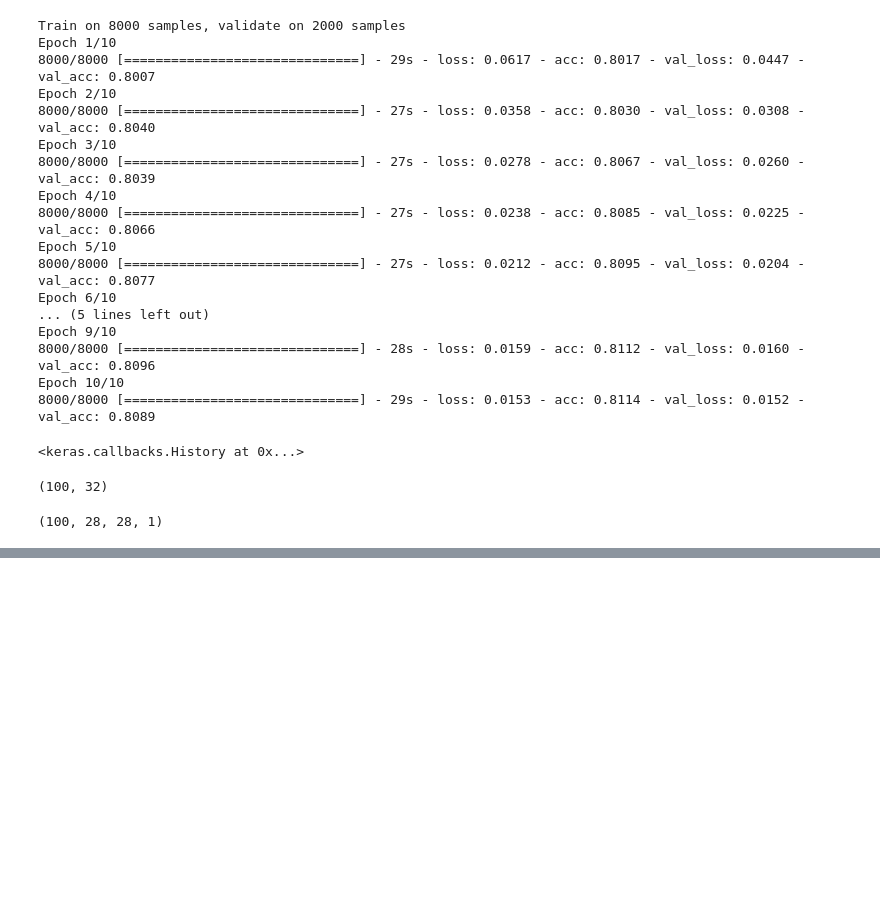
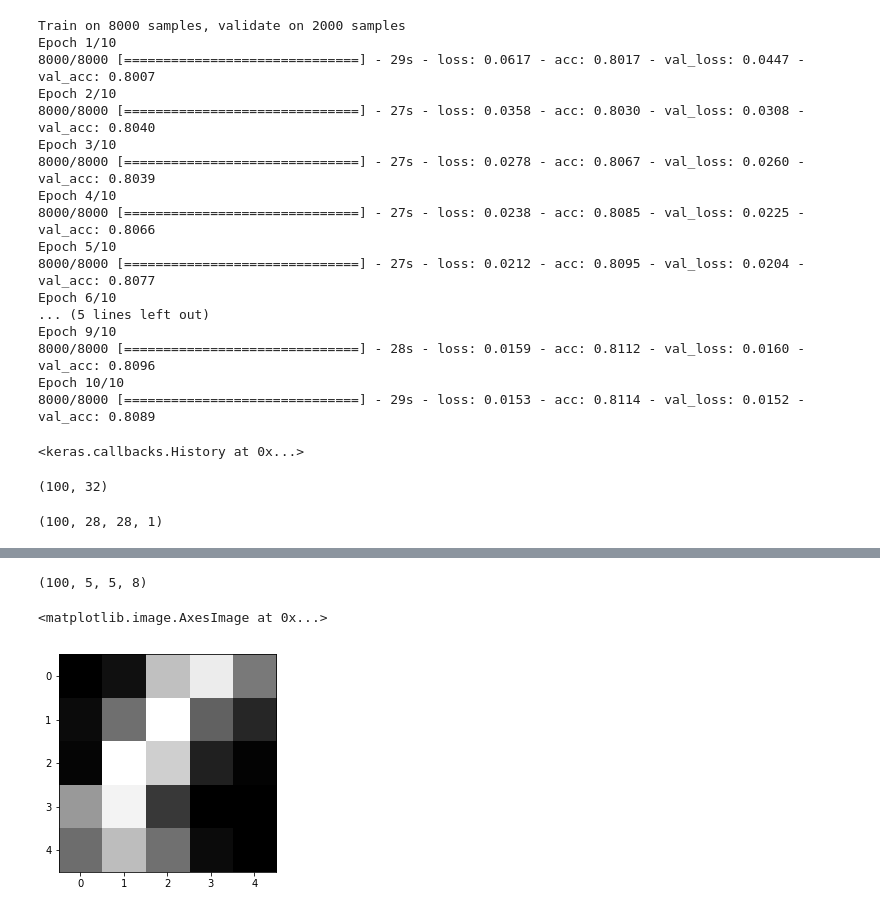
Before and after one commit to chariot1498/summer_projects_ml, a Jupyter notebook: CNN_AutoEncoder/Convolution_Auto_Encoder.ipynb, the cells around one changed output, grey strips where cells are left out. Saved outputs shown, nothing was run; the diff lists cells and outputs as text; code cells hidden in the pictures; blank space fills up the shorter version.

```diff
--- a/CNN_AutoEncoder/Convolution_Auto_Encoder.ipynb
+++ b/CNN_AutoEncoder/Convolution_Auto_Encoder.ipynb
@@ -249,0 +278,7 @@ plt.show()
+# %%
+#ee is the prediction of en on 100 examples of X_train .
+ee = en.predict(X_train[:100])
+# %%
+print ee.shape
+# %% [output]
+(100, 5, 5, 8)
@@ -249,0 +288,5 @@ plt.show()
+# %%
+plt.imshow(ee[0,:,:,0],cmap='gray')
+# %% [output]
+<matplotlib.image.AxesImage at 0x...>
+[figure, added]
```
Also changed, not shown: parts of 12 cells of this notebook.
